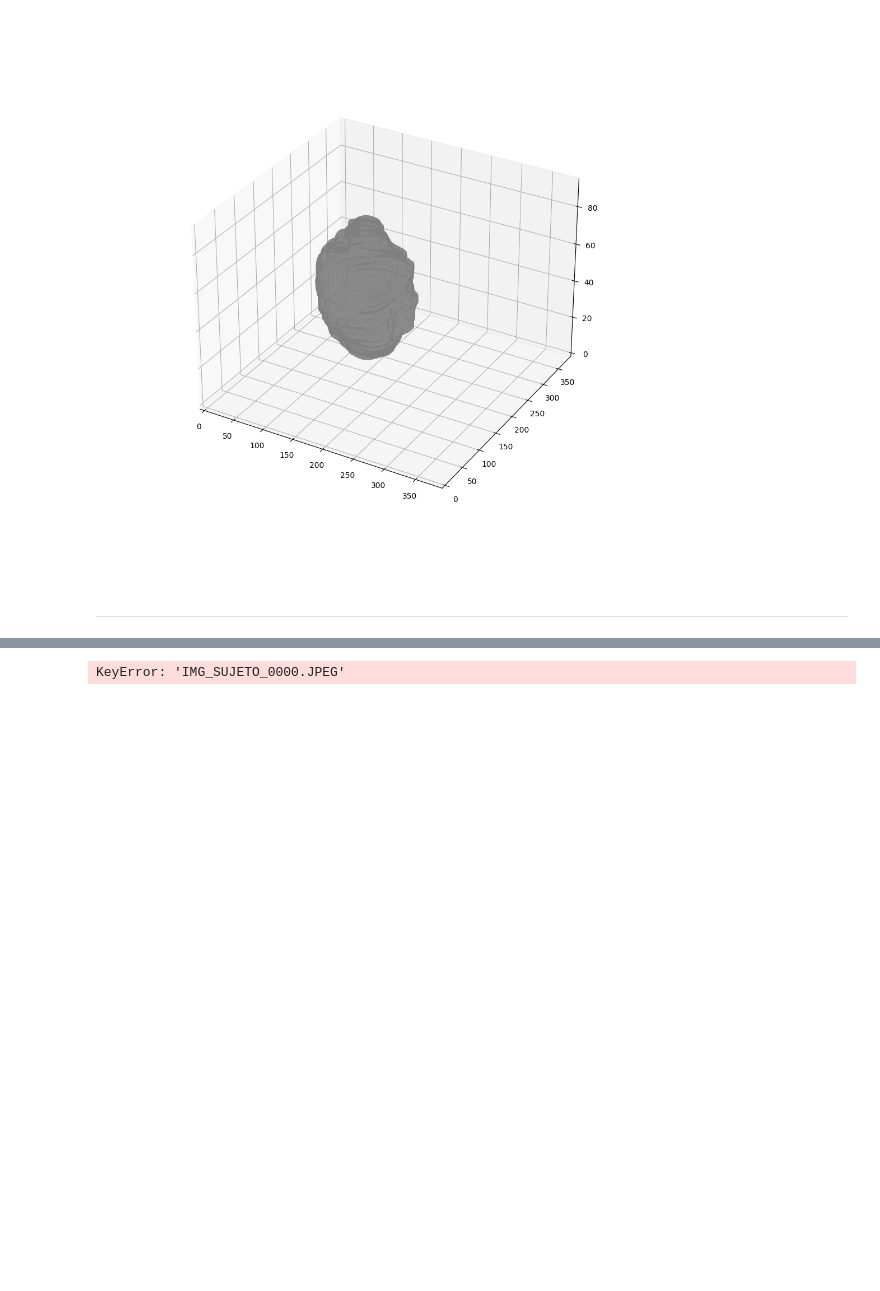
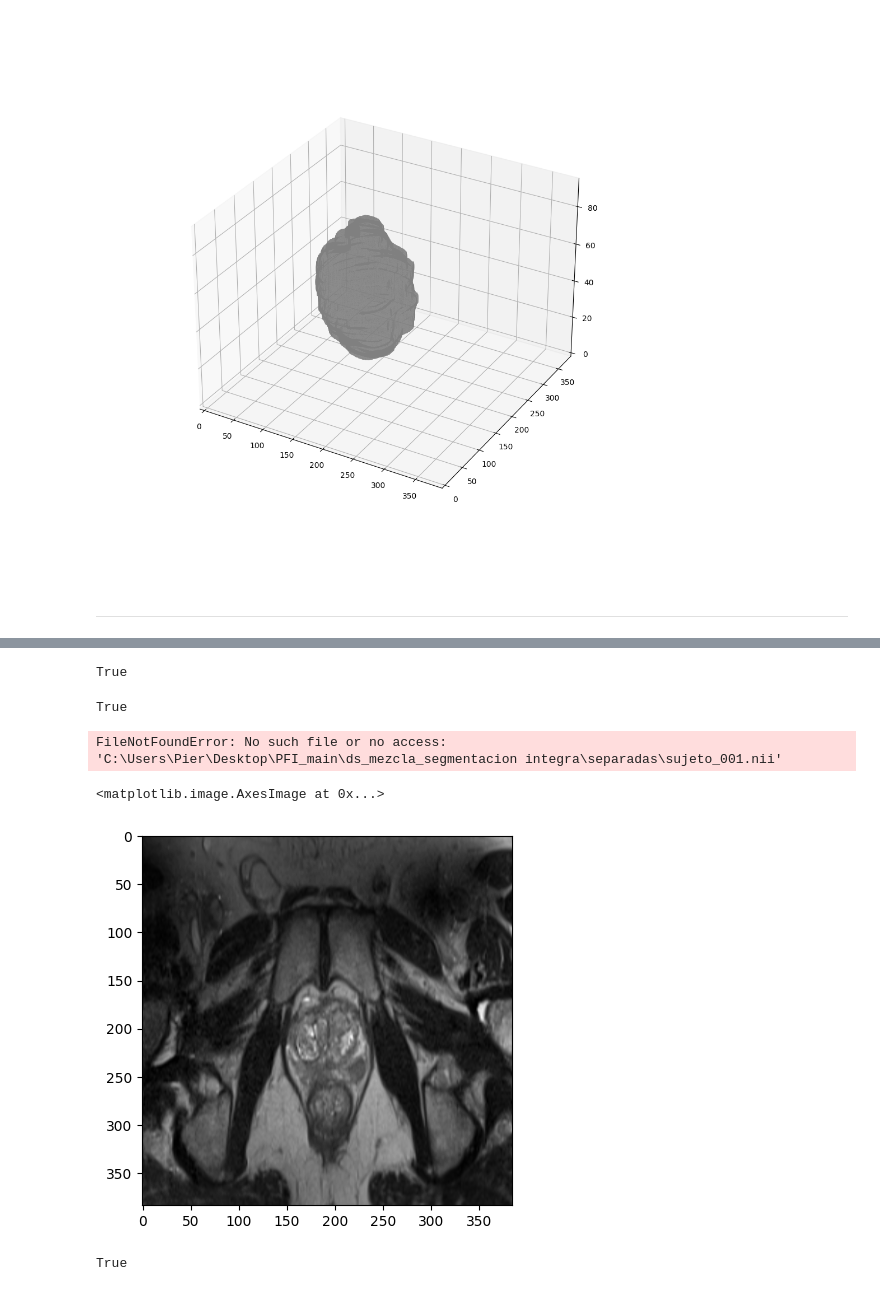
Before and after one commit to mpierangeli/PFI, a Jupyter notebook: viewer.ipynb, the cells around one changed output, grey strips where cells are left out. Cells and saved outputs as stored; diff of their text form; code cells hidden in the pictures; blank space fills up the shorter version.

```diff
--- a/viewer.ipynb
+++ b/viewer.ipynb
@@ -229,6 +255,13 @@ plt.imshow(ss,cmap="gray")
 # %%
-from PIL import Image
-slice = Image.fromarray(ss)
-slice.save(r"C:\Users\Pier\Desktop\PFI_main\ds_mezcla_segmentacion integra\separadas","img_sujeto_"+str(0).zfill(4)+".jpeg")
+
+ss = np.asarray(ss)
+cv2.imwrite("filename.png", ss)
+#ss.save(r"C:\Users\Pier\Desktop\PFI_main\ds_mezcla_segmentacion integra\separadas","img_sujeto_"+str(0).zfill(4)+".jpeg")
 # %% [output]
-KeyError: 'IMG_SUJETO_0000.JPEG'
+True
+# %%
+img = (sujeto[:,:,10]/(sujeto[:,:,10]).max())*255
+ss = np.asarray(img)
+cv2.imwrite(fp2+"img_segmentacion_"+str(0).zfill(4)+".png", ss)
+# %% [output]
+True
@@ -234,0 +270,21 @@ KeyError: 'IMG_SUJETO_0000.JPEG'
+# %%
+x = nib.load(os.path.join(fp2,"sujeto_001.nii"))
+img = x.get_fdata()
+for slices in range(np.size(img,2)):
+    img = (img[:,:,slices]/(img[:,:,slices].max()))*255
+    ss = np.asarray(img)
+    cv2.imwrite("\img_segmentacion_"+str(0).zfill(4)+".png", ss)
+# %% [output]
+FileNotFoundError: No such file or no access: 'C:\Users\Pier\Desktop\PFI_main\ds_mezcla_segmentacion integra\separadas\sujeto_001.nii'
+# %%
+rescale = tio.RescaleIntensity(out_min_max=(0, 255))
+ct_normalized = rescale(x)
+# %%
+plt.imshow(ct_normalized.get_fdata()[:,:,int(np.size(sujeto,2)/2)],cmap="gray")
+# %% [output]
+<matplotlib.image.AxesImage at 0x...>
+[figure, added]
+# %%
+cv2.imwrite("img_sujeto.png", ct_normalized.get_fdata()[:,:,int(np.size(sujeto,2)/2)])
+# %% [output]
+True
```
Also changed, not shown: parts of 13 cells of this notebook, 7 other files.
